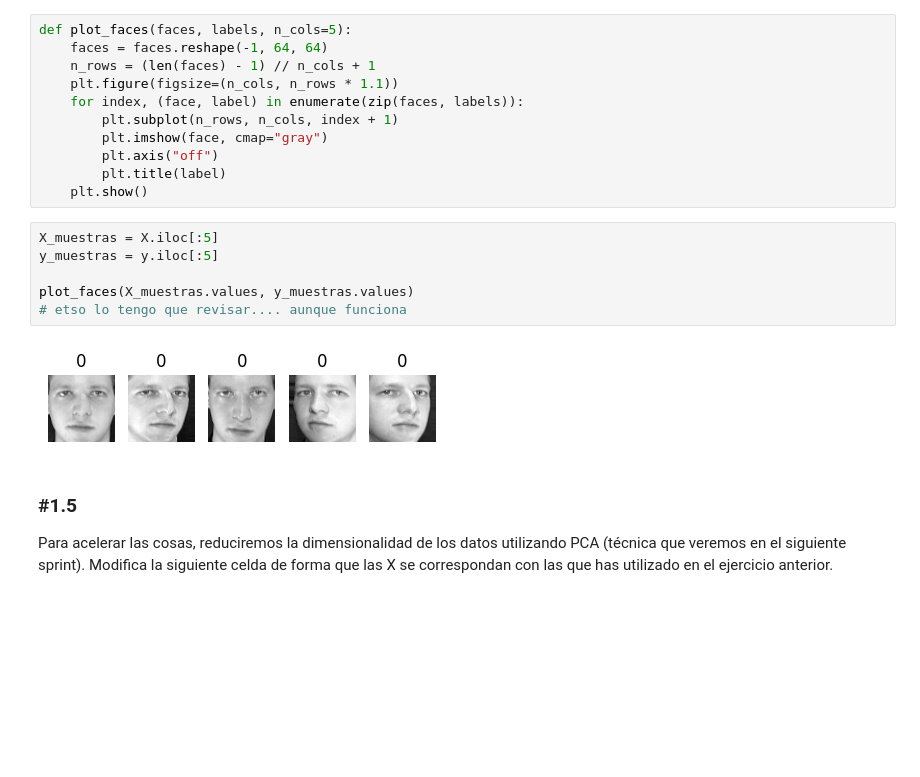
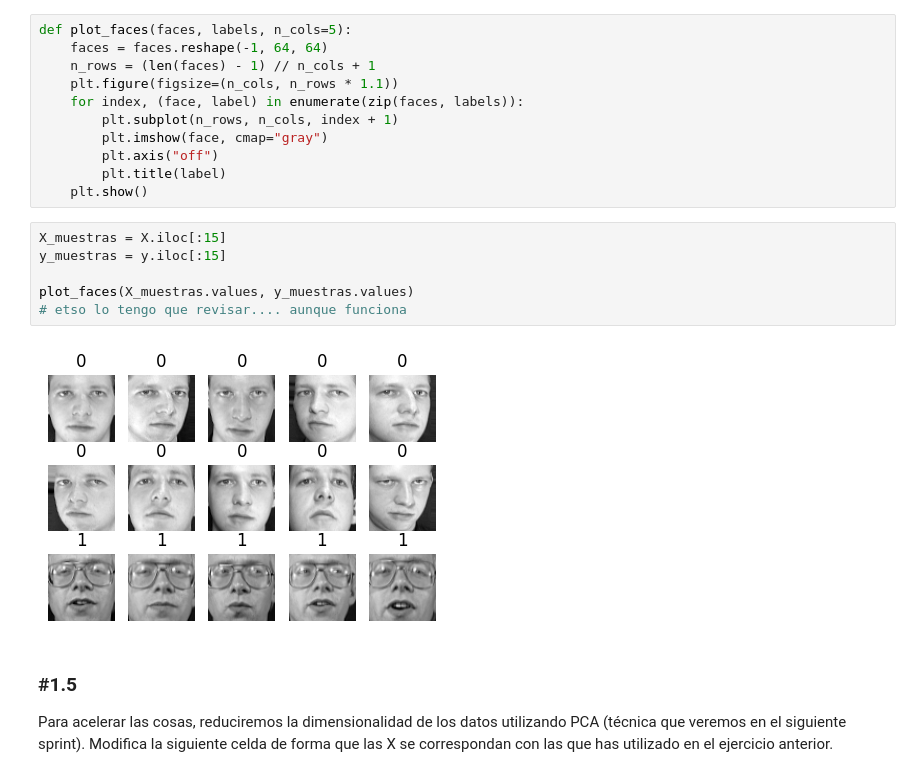
Before and after one commit to marosor/ONLINE_DS_THEBRIDGE_marosor, a Jupyter notebook: Sprint 15/S15 U1/18_Practica_Obligatoria_Clustering_I.ipynb, the cells around one changed output. Cells and saved outputs as stored; diff of their text form; blank space fills up the shorter version.

```diff
--- a/Sprint 15/S15 U1/18_Practica_Obligatoria_Clustering_I.ipynb
+++ b/Sprint 15/S15 U1/18_Practica_Obligatoria_Clustering_I.ipynb
@@ -163,13 +163,13 @@ def plot_faces(faces, labels, n_cols=5):
         plt.title(label)
     plt.show()
 # %%
-X_muestras = X.iloc[:5]
-y_muestras = y.iloc[:5]
+X_muestras = X.iloc[:15]
+y_muestras = y.iloc[:15]
 
 plot_faces(X_muestras.values, y_muestras.values)
 # etso lo tengo que revisar.... aunque funciona
 # %% [output]
-[figure, old version]
+[figure, new version]
 # %% [markdown]
 ### #1.5
 
```
Also changed, not shown: parts of 1 cell of this notebook.
